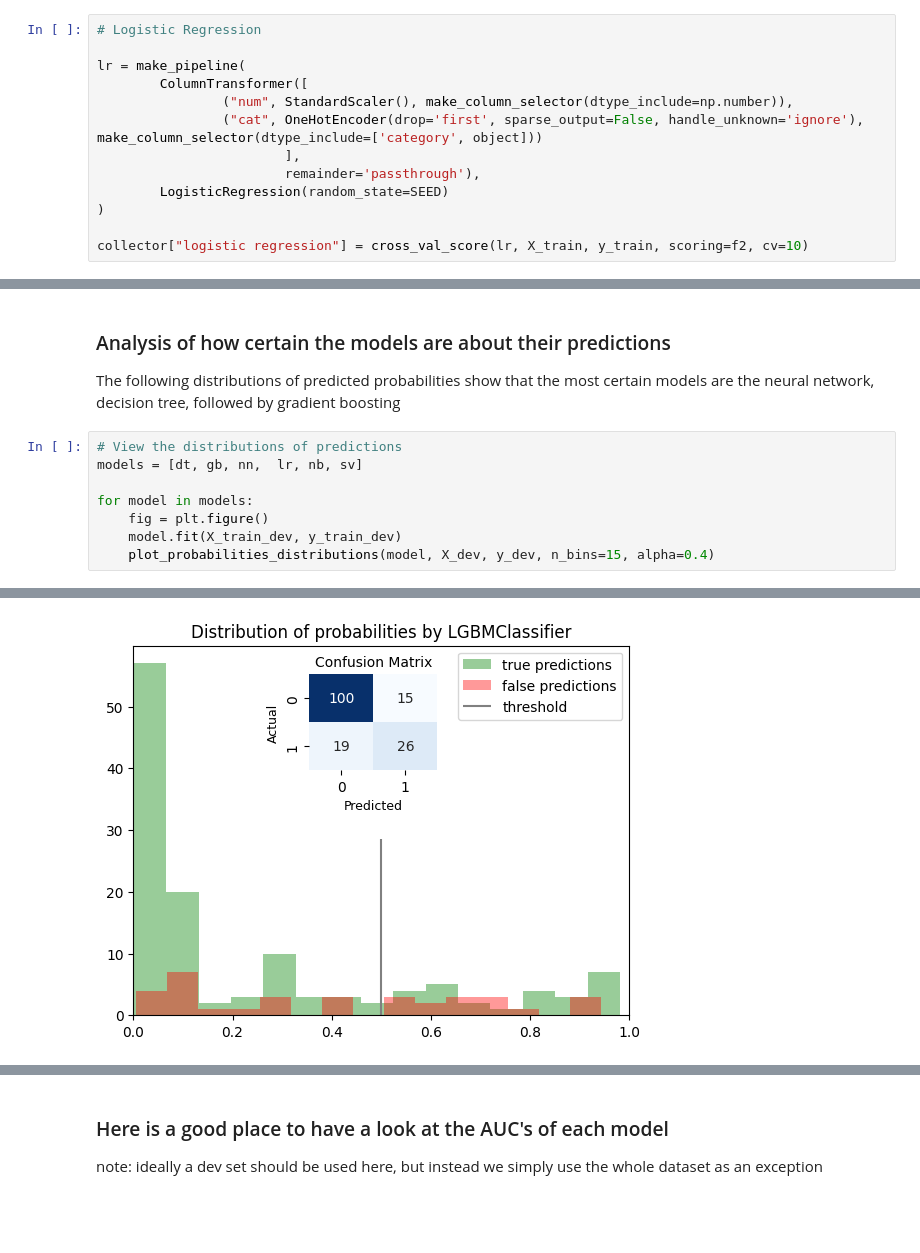
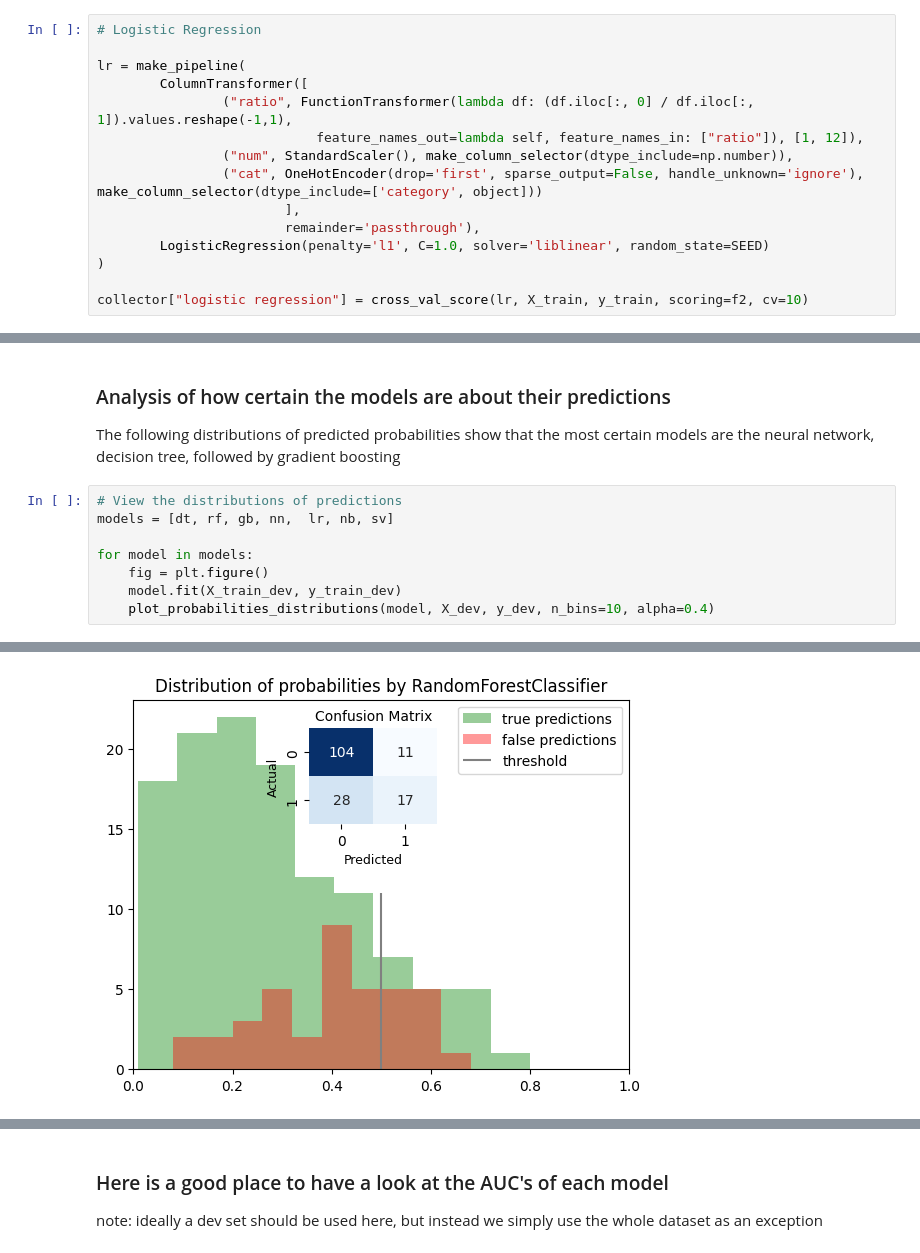
Before and after one commit to leztien/portfolio-project-classification-for-german-credit-database, a Jupyter notebook: modeling.ipynb, the cells around one changed output, grey strips where cells are left out. Cells and saved outputs as stored; diff of their text form; blank space fills up the shorter version.

```diff
--- a/modeling.ipynb
+++ b/modeling.ipynb
@@ -285,11 +289,13 @@ input_features = sorted(column_index.keys(), key=lambda k: column_index[k])
 
 lr = make_pipeline(
         ColumnTransformer([
+                ("ratio", FunctionTransformer(lambda df: (df.iloc[:, 0] / df.iloc[:, 1]).values.reshape(-1,1),
+                            feature_names_out=lambda self, feature_names_in: ["ratio"]), [1, 12]),
                 ("num", StandardScaler(), make_column_selector(dtype_include=np.number)),
                 ("cat", OneHotEncoder(drop='first', sparse_output=False, handle_unknown='ignore'), make_column_selector(dtype_include=['category', object]))
                         ],
                         remainder='passthrough'),
-        LogisticRegression(random_state=SEED)
+        LogisticRegression(penalty='l1', C=1.0, solver='liblinear', random_state=SEED)
 )
 
 collector["logistic regression"] = cross_val_score(lr, X_train, y_train, scoring=f2, cv=10)
@@ -539,11 +555,11 @@ And if memory is not enough, you can set `force_col_wise=true`.
 The following distributions of predicted probabilities show that the most certain models are the neural network, decision tree, followed by gradient boosting
 # %%
 # View the distributions of predictions
-models = [dt, gb, nn,  lr, nb, sv]
+models = [dt, rf, gb, nn,  lr, nb, sv]
 
 for model in models:
     fig = plt.figure()
     model.fit(X_train_dev, y_train_dev)
-    plot_probabilities_distributions(model, X_dev, y_dev, n_bins=15, alpha=0.4)
+    plot_probabilities_distributions(model, X_dev, y_dev, n_bins=10, alpha=0.4)
 # %% [output]
 [LightGBM] [Info] Number of positive: 195, number of negative: 445
@@ -567 +583 @@ And if memory is not enough, you can set `force_col_wise=true`.
-[figure, old version]
+[figure, new version]
```
Also changed, not shown: parts of 19 cells of this notebook, 1 other file.
